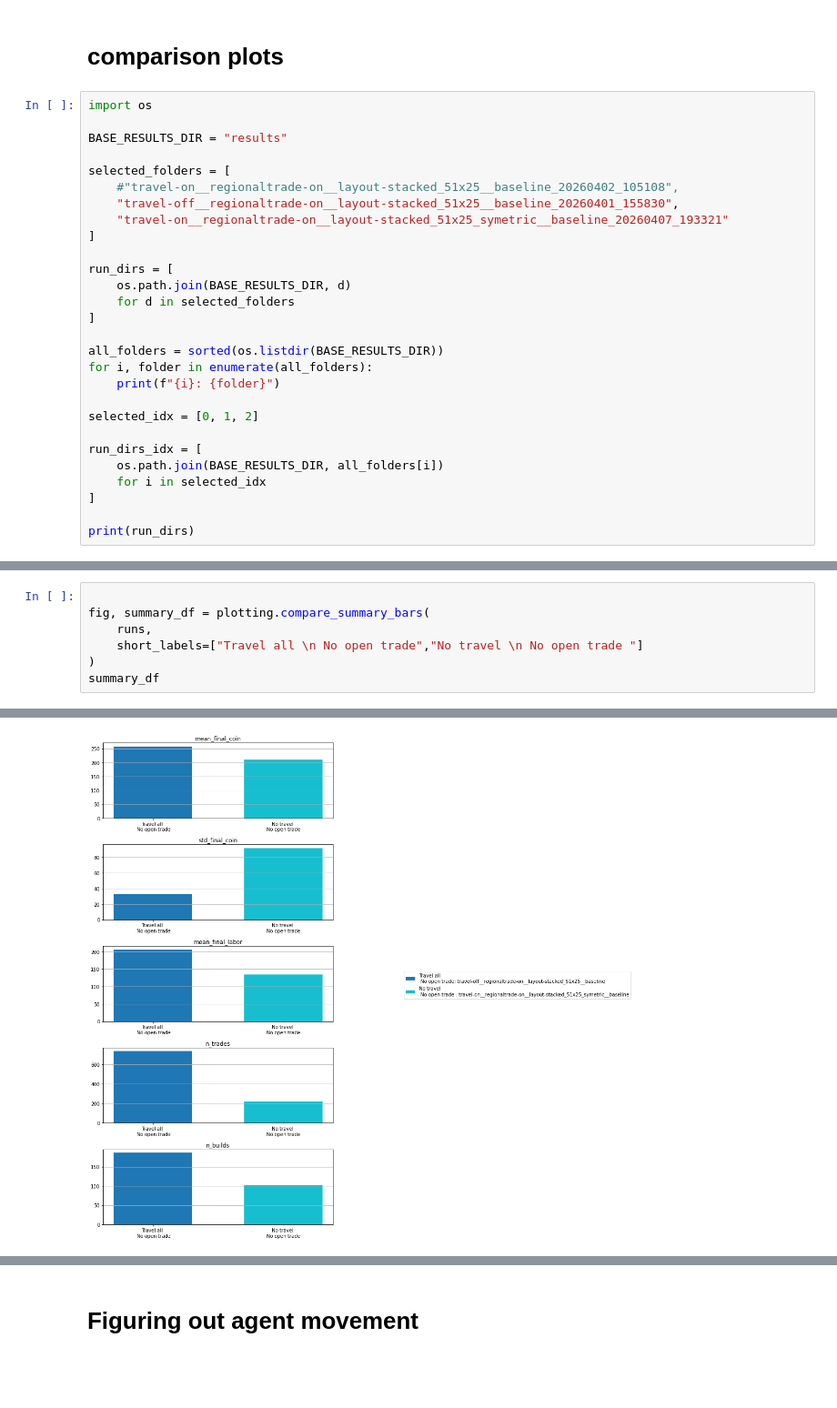
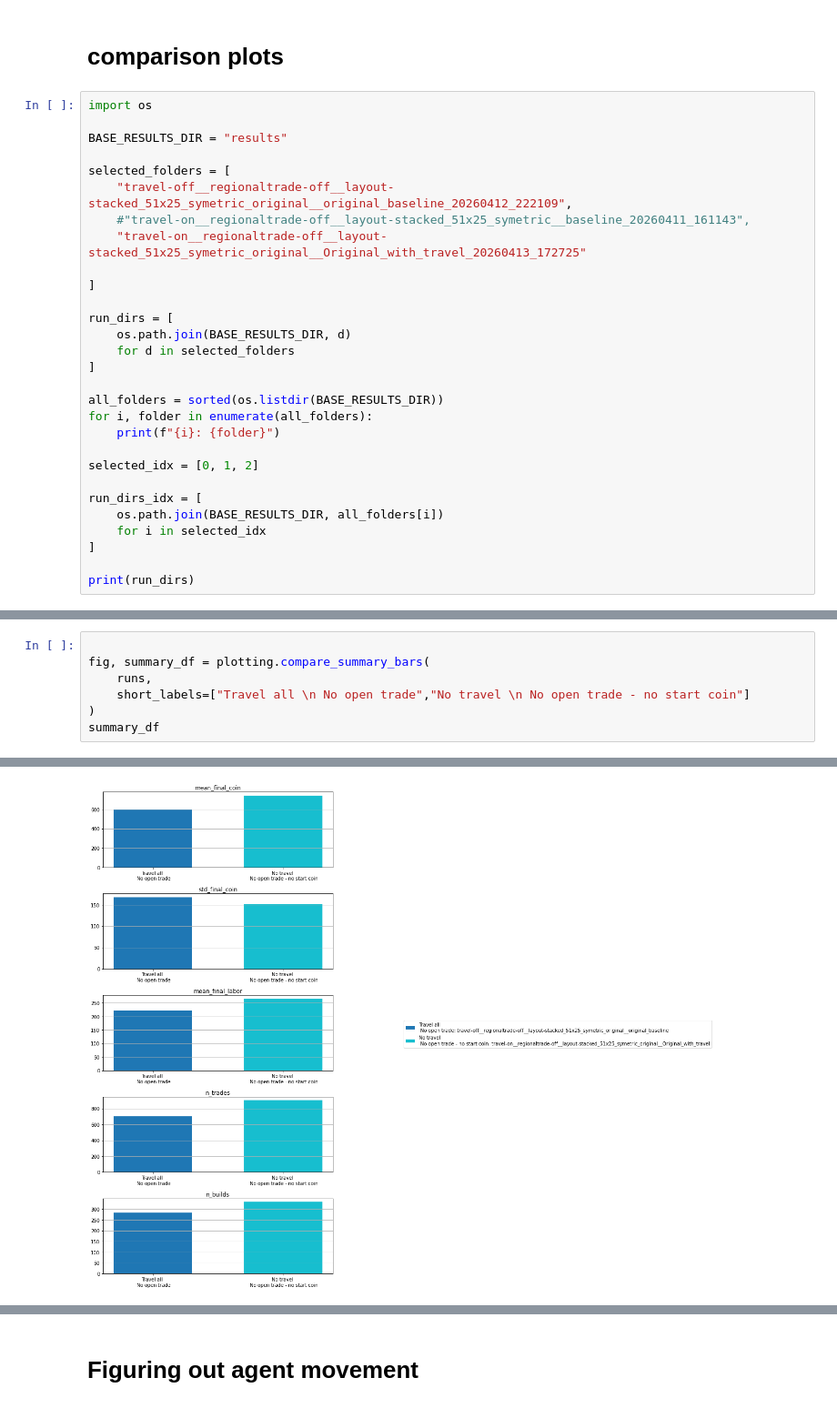
Before and after one commit to DragonsAreFuckingCool/DRL-in-international-economy-ai-economist-, a Jupyter notebook: tutorials/tax_annealing_simulation.ipynb, the cells around one changed output, grey strips where cells are left out. Shown at 91% size. Saved outputs shown, nothing was run; the diff lists cells and outputs as text; blank space fills up the shorter version.

```diff
--- a/tutorials/tax_annealing_simulation.ipynb
+++ b/tutorials/tax_annealing_simulation.ipynb
@@ -2210,9 +2428,10 @@ import os
 BASE_RESULTS_DIR = "results"
 
 selected_folders = [
-    #"travel-on__regionaltrade-on__layout-stacked_51x25__baseline_20260402_105108",
-    "travel-off__regionaltrade-on__layout-stacked_51x25__baseline_20260401_155830",
-    "travel-on__regionaltrade-on__layout-stacked_51x25_symetric__baseline_20260407_193321"
+    "travel-off__regionaltrade-off__layout-stacked_51x25_symetric_original__original_baseline_20260412_222109",
+    #"travel-on__regionaltrade-off__layout-stacked_51x25_symetric__baseline_20260411_161143",
+    "travel-on__regionaltrade-off__layout-stacked_51x25_symetric_original__Original_with_travel_20260413_172725"
+
 ]
 
 run_dirs = [
@@ -2263,7 +2486,7 @@ plotting.compare_training_curves(
 
 fig, summary_df = plotting.compare_summary_bars(
     runs,
-    short_labels=["Travel all \n No open trade","No travel \n No open trade "]
+    short_labels=["Travel all \n No open trade","No travel \n No open trade - no start coin"]
 )
 summary_df
 # %% [output]
@@ -2274,4 +2497,4 @@ summary_df
-[figure, old version]
+[figure, new version]
 # %%
 #plotting.compare_region_dynamics(runs)
 plotting.compare_trade_dynamics(runs)
```
Also changed, not shown: parts of 75 cells of this notebook.
